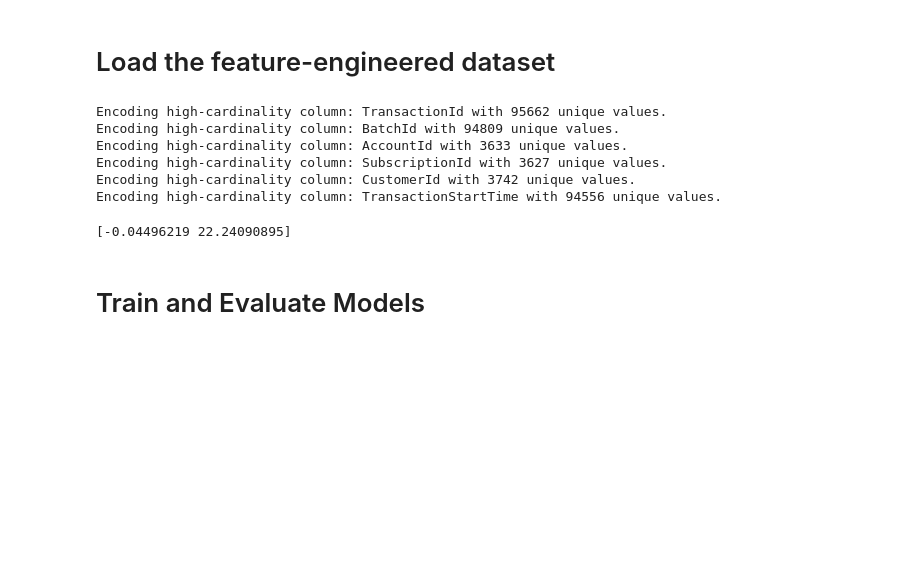
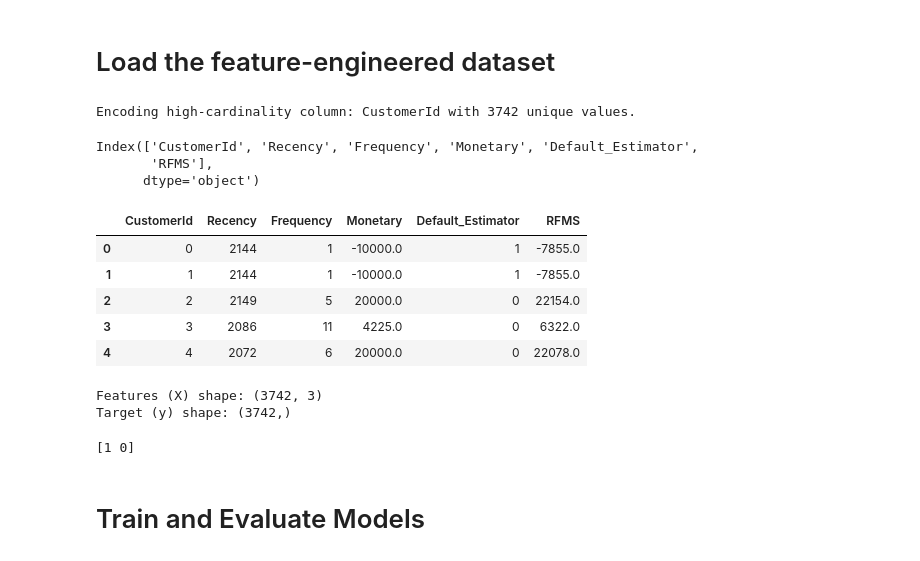
Before and after one commit to habteyesasfaw/Bati-Bank-Credit-Scoring, a Jupyter notebook: notebooks/modelling.ipynb, the cells around one changed output. Cells and saved outputs as stored; diff of their text form; code cells hidden in the pictures; blank space fills up the shorter version.

```diff
--- a/notebooks/modelling.ipynb
+++ b/notebooks/modelling.ipynb
@@ -12,7 +12,7 @@ import joblib
 # %% [markdown]
 # Load the feature-engineered dataset
 # %%
-df = pd.read_csv('../data/feature_engineered_data.csv')
+df = pd.read_csv('../data/rfms_with_default_estimator.csv')
 # %%
 # Identify categorical columns
 categorical_columns = df.select_dtypes(include=['object']).columns
@@ -40,16 +40,36 @@ if len(categorical_columns) > 0:
 else:
     print("No categorical columns found.")
 # %% [output]
-Encoding high-cardinality column: TransactionId with 95662 unique values.
-Encoding high-cardinality column: BatchId with 94809 unique values.
-Encoding high-cardinality column: AccountId with 3633 unique values.
-Encoding high-cardinality column: SubscriptionId with 3627 unique values.
 Encoding high-cardinality column: CustomerId with 3742 unique values.
-Encoding high-cardinality column: TransactionStartTime with 94556 unique values.
+# %%
+df.columns
+# %% [output]
+Index(['CustomerId', 'Recency', 'Frequency', 'Monetary', 'Default_Estimator',
+       'RFMS'],
+      dtype='object')
+# %%
+df.head()
+# %% [output]
+|  | CustomerId | Recency | Frequency | Monetary | Default_Estimator | RFMS |
+| 0 | 0 | 2144 | 1 | -10000.0 | 1 | -7855.0 |
+| 1 | 1 | 2144 | 1 | -10000.0 | 1 | -7855.0 |
+| 2 | 2 | 2149 | 5 | 20000.0 | 0 | 22154.0 |
+| 3 | 3 | 2086 | 11 | 4225.0 | 0 | 6322.0 |
+| 4 | 4 | 2072 | 6 | 20000.0 | 0 | 22078.0 |
 # %%
+# # Define target and features
+# X = df.drop(columns='Default_Estimator')  # Assuming 'Default_Estimator' is the target variable
+# y = df['Default_Estimator']
 # Define target and features
-X = df.drop(columns='FraudResult')  # Assuming 'FraudResult' is the target variable
-y = df['FraudResult']
+y = df['Default_Estimator']  # Target
+X = df[['Recency', 'Frequency', 'Monetary']]  # Features
+
+# Display the shape of X and y
+print("Features (X) shape:", X.shape)
+print("Target (y) shape:", y.shape)
+# %% [output]
+Features (X) shape: (3742, 3)
+Target (y) shape: (3742,)
 # %%
 # Standardize the numeric features
 scaler = StandardScaler()
@@ -59,12 +79,12 @@ X_scaled = scaler.fit_transform(X)
 X_train, X_test, y_train, y_test = train_test_split(X_scaled, y, test_size=0.3, random_state=42)
 # %%
 # Ensure target is categorical
-y = df['FraudResult']
+y = df['Default_Estimator']
 
 # Check the unique values of the target to ensure it's not continuous
 print(y.unique())
 # %% [output]
-[-0.04496219 22.24090895]
+[1 0]
 # %%
 # Assuming 'FraudResult' has a threshold (for example, above 0.5 is fraud, below is not):
 y_binarized = (y > 0.5).astype(int)
```
Also changed, not shown: parts of 5 cells of this notebook, 4 other files.
